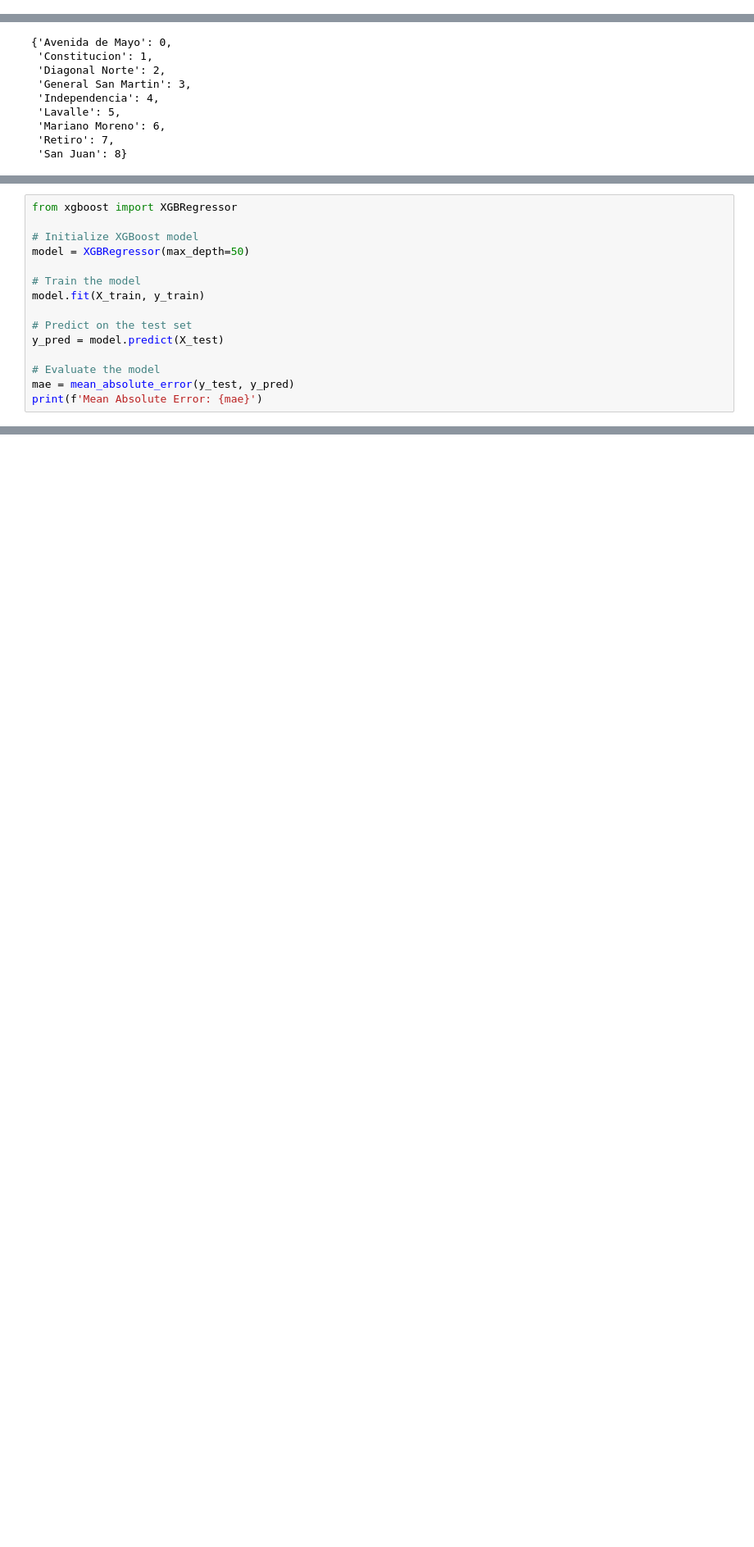
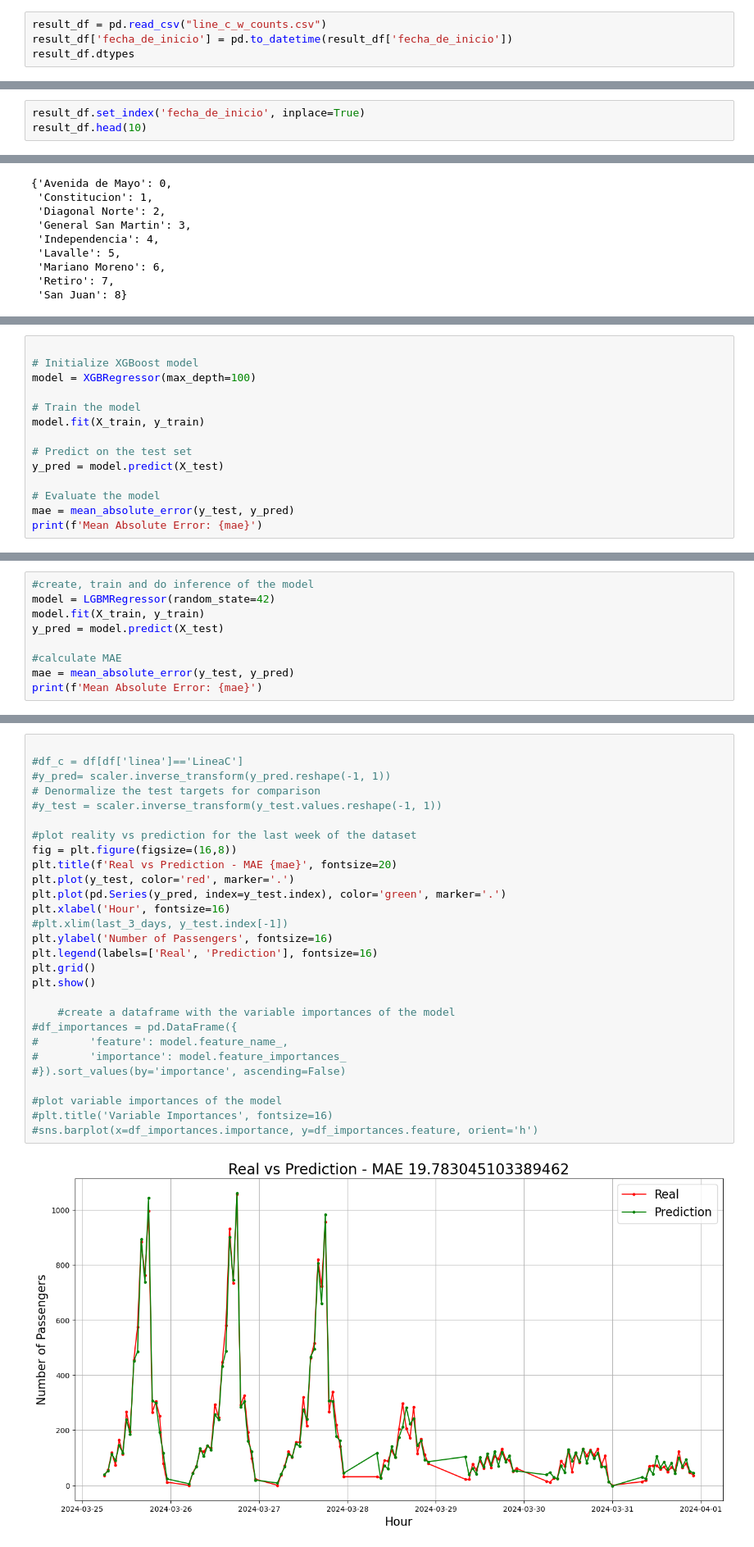
Before and after one commit to simonmontt/Passenger-Flow-Prediction-CABA, a Jupyter notebook: Untitled.ipynb, the cells around one changed output, grey strips where cells are left out. Shown at 82% size. Drawn from its saved outputs; the diff is of its cells as text; blank space fills up the shorter version.

Commit message:
commited csv and training notebook

```diff
--- a/Untitled.ipynb
+++ b/Untitled.ipynb
@@ -174,0 +224,4 @@ df_c.month.max()
+# %%
+result_df = pd.read_csv("line_c_w_counts.csv")
+result_df['fecha_de_inicio'] = pd.to_datetime(result_df['fecha_de_inicio'])
+result_df.dtypes
@@ -174,0 +233,3 @@ df_c.month.max()
+# %%
+result_df.set_index('fecha_de_inicio', inplace=True)
+result_df.head(10)
@@ -219,8 +349,7 @@ Mean Absolute Error: 15.085640664977143
 # %%
-from xgboost import XGBRegressor
 
 # Initialize XGBoost model
-model = XGBRegressor(max_depth=50)
+model = XGBRegressor(max_depth=100)
 
 # Train the model
 model.fit(X_train, y_train)
@@ -235,0 +365,9 @@ Mean Absolute Error: 15.083787526859538
+# %%
+#create, train and do inference of the model
+model = LGBMRegressor(random_state=42)
+model.fit(X_train, y_train)
+y_pred = model.predict(X_test)
+
+#calculate MAE
+mae = mean_absolute_error(y_test, y_pred)
+print(f'Mean Absolute Error: {mae}')
@@ -235,0 +385,30 @@ Mean Absolute Error: 15.083787526859538
+# %%
+
+#df_c = df[df['linea']=='LineaC']
+#y_pred= scaler.inverse_transform(y_pred.reshape(-1, 1))
+# Denormalize the test targets for comparison
+#y_test = scaler.inverse_transform(y_test.values.reshape(-1, 1))
+
+#plot reality vs prediction for the last week of the dataset
+fig = plt.figure(figsize=(16,8))
+plt.title(f'Real vs Prediction - MAE {mae}', fontsize=20)
+plt.plot(y_test, color='red', marker='.')
+plt.plot(pd.Series(y_pred, index=y_test.index), color='green', marker='.')
+plt.xlabel('Hour', fontsize=16)
+#plt.xlim(last_3_days, y_test.index[-1])
+plt.ylabel('Number of Passengers', fontsize=16)
+plt.legend(labels=['Real', 'Prediction'], fontsize=16)
+plt.grid()
+plt.show()
+
+    #create a dataframe with the variable importances of the model
+#df_importances = pd.DataFrame({
+#        'feature': model.feature_name_,
+#        'importance': model.feature_importances_
+#}).sort_values(by='importance', ascending=False)
+
+#plot variable importances of the model
+#plt.title('Variable Importances', fontsize=16)
+#sns.barplot(x=df_importances.importance, y=df_importances.feature, orient='h')
+# %% [output]
+[figure, added]
```
Also changed, not shown: parts of 26 cells of this notebook, 2 other files.
